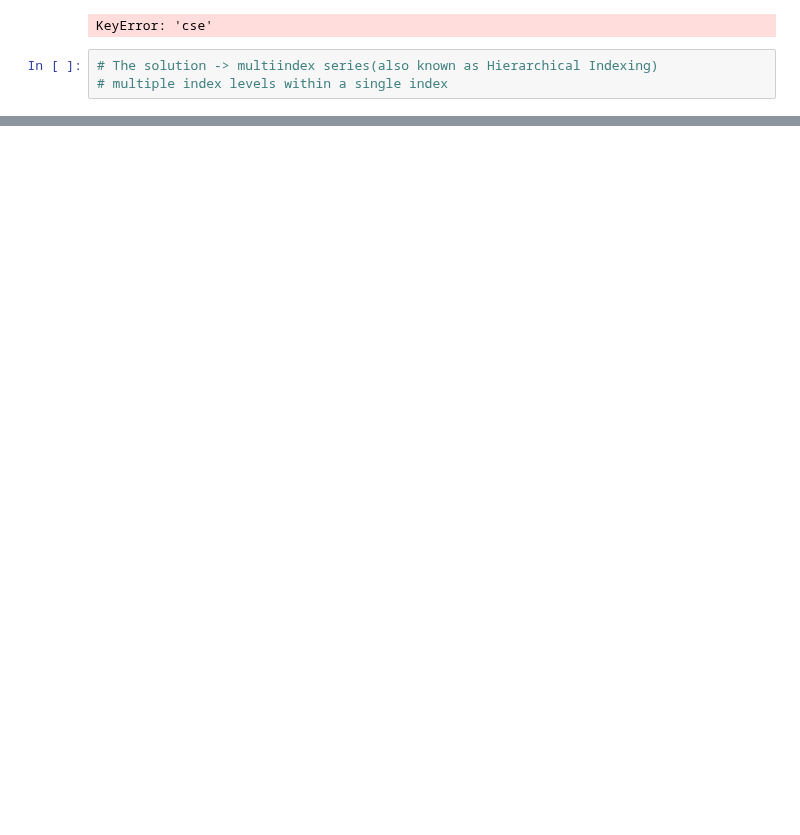
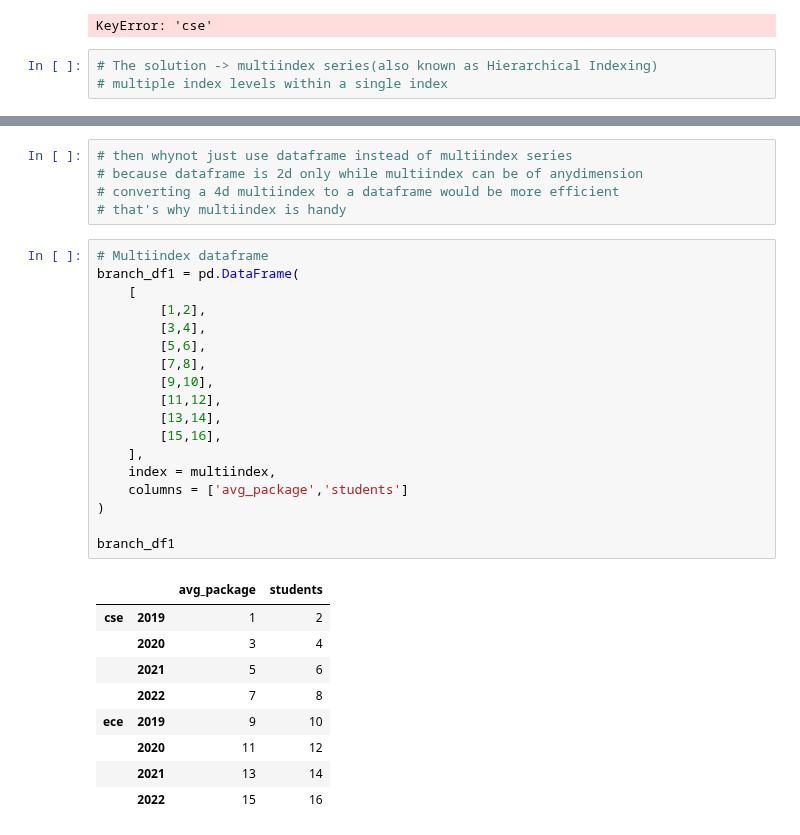
Before and after one commit to GitTanish/lvlPython, a Jupyter notebook: MultiIndex.ipynb, the cells around one changed output, grey strips where cells are left out. Saved outputs shown, nothing was run; the diff lists cells and outputs as text; blank space fills up the shorter version.

Commit message:
stacking, unstacking, MultiDimensional Dataframe

```diff
--- a/MultiIndex.ipynb
+++ b/MultiIndex.ipynb
@@ -50,0 +96,33 @@ MultiIndex([('cse', 2019),
+# %%
+# then whynot just use dataframe instead of multiindex series
+# because dataframe is 2d only while multiindex can be of anydimension
+# converting a 4d multiindex to a dataframe would be more efficient
+# that's why multiindex is handy
+# %%
+# Multiindex dataframe
+branch_df1 = pd.DataFrame(
+    [
+        [1,2],
+        [3,4],
+        [5,6],
+        [7,8],
+        [9,10],
+        [11,12],
+        [13,14],
+        [15,16],
+    ],
+    index = multiindex,
+    columns = ['avg_package','students']
+)
+
+branch_df1
+# %% [output]
+|  |  | avg_package | students |
+| cse | 2019 | 1 | 2 |
+|  | 2020 | 3 | 4 |
+|  | 2021 | 5 | 6 |
+|  | 2022 | 7 | 8 |
+| ece | 2019 | 9 | 10 |
+|  | 2020 | 11 | 12 |
+|  | 2021 | 13 | 14 |
+|  | 2022 | 15 | 16 |
```
Also changed, not shown: parts of 12 cells of this notebook.
